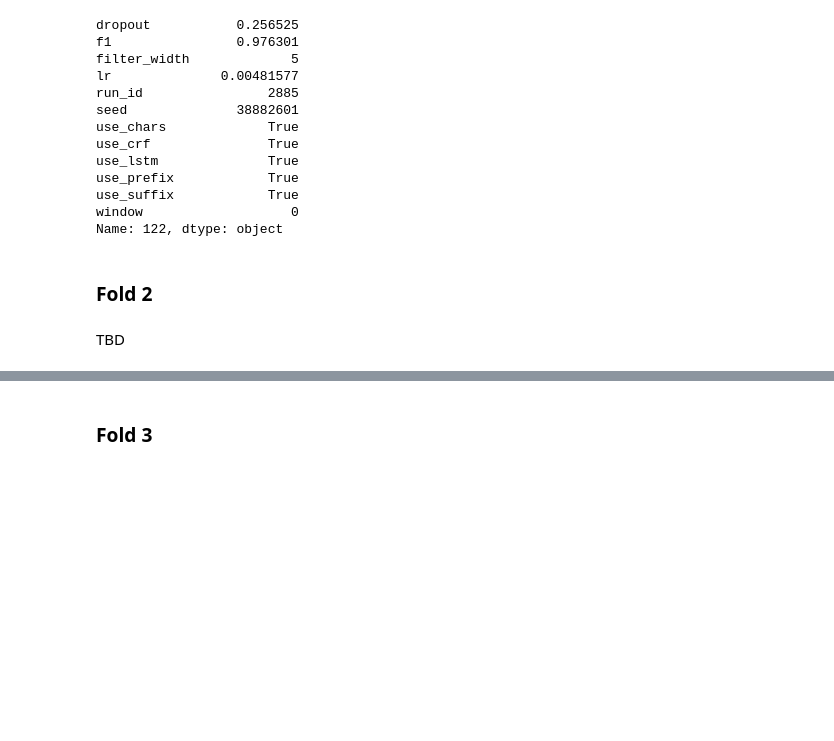
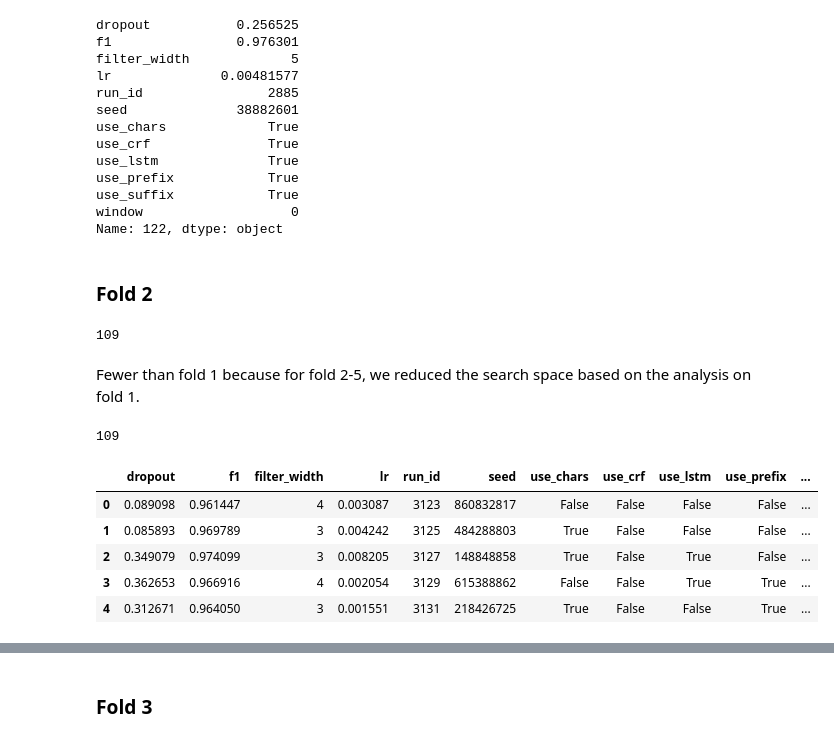
Before and after one commit to kmkurn/id-pos-tagging, a Jupyter notebook: notebooks/neural-fine-analysis.ipynb, the cells around one changed output, grey strips where cells are left out. Drawn from its saved outputs; the diff is of its cells as text; code cells hidden in the pictures; blank space fills up the shorter version.

Commit message:
Update notebook with results from fold 2-5

```diff
--- a/notebooks/neural-fine-analysis.ipynb
+++ b/notebooks/neural-fine-analysis.ipynb
@@ -83,5 +83,35 @@ window                   0
 Name: 122, dtype: object
 # %% [markdown]
 ### Fold 2
-# %% [markdown]
-TBD
+# %%
+db.runs.count({
+    'experiment.name': 'id-pos-tagging-neural-fine',
+    'meta.command': 'evaluate',
+    'config.eval.which': 'dev',
+    'config.corpus.dev': {'$regex': r'02.tsv$'},
+})
+# %% [output]
+109
+# %% [markdown]
+Fewer than fold 1 because for fold 2-5, we reduced the search space based on the analysis on fold 1.
+# %%
+run_criteria = {
+    'experiment.name': 'id-pos-tagging-neural-fine',
+    'meta.command': 'evaluate',
+    'config.eval.which': 'dev',
+    'config.corpus.dev': {'$regex': r'02.tsv$'},
+}
+# %%
+df = pd.DataFrame(get_data(run_criteria))
+len(df)
+# %% [output]
+109
+# %%
+df.head()
+# %% [output]
+|  | dropout | f1 | filter_width | lr | run_id | seed | use_chars | use_crf | use_lstm | use_prefix | ... |
+| 0 | 0.089098 | 0.961447 | 4 | 0.003087 | 3123 | 860832817 | False | False | False | False | ... |
+| 1 | 0.085893 | 0.969789 | 3 | 0.004242 | 3125 | 484288803 | True | False | False | False | ... |
+| 2 | 0.349079 | 0.974099 | 3 | 0.008205 | 3127 | 148848858 | True | False | True | False | ... |
+| 3 | 0.362653 | 0.966916 | 4 | 0.002054 | 3129 | 615388862 | False | False | True | True | ... |
+| 4 | 0.312671 | 0.964050 | 3 | 0.001551 | 3131 | 218426725 | True | False | False | True | ... |
```
Also changed, not shown: parts of 13 cells of this notebook.
